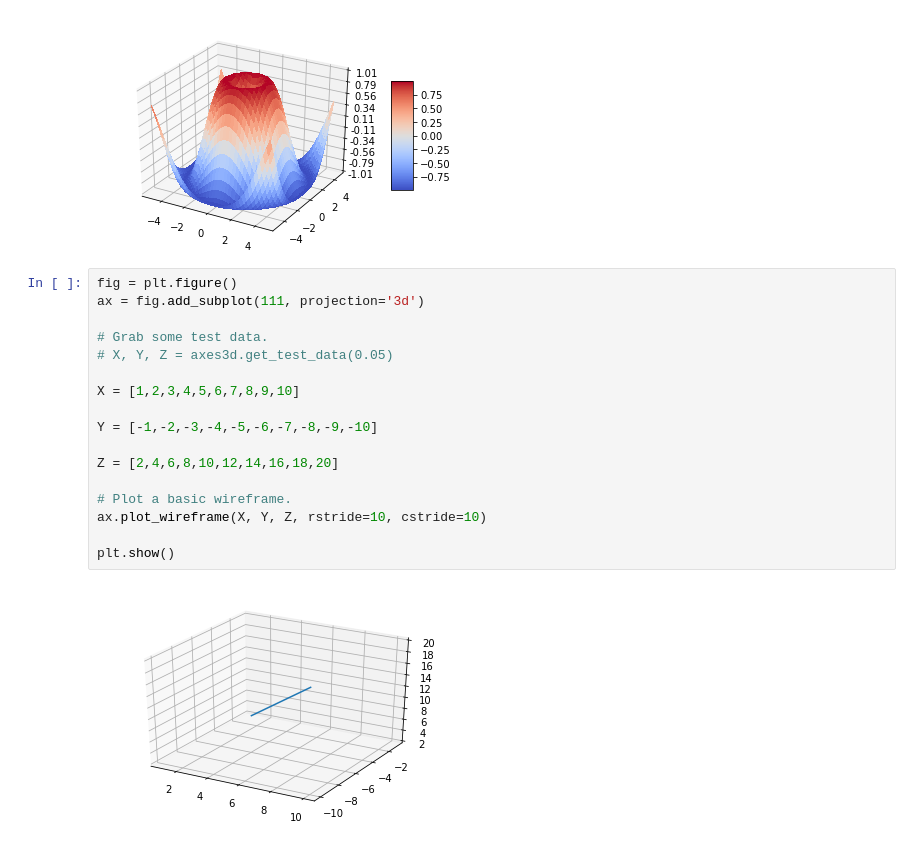
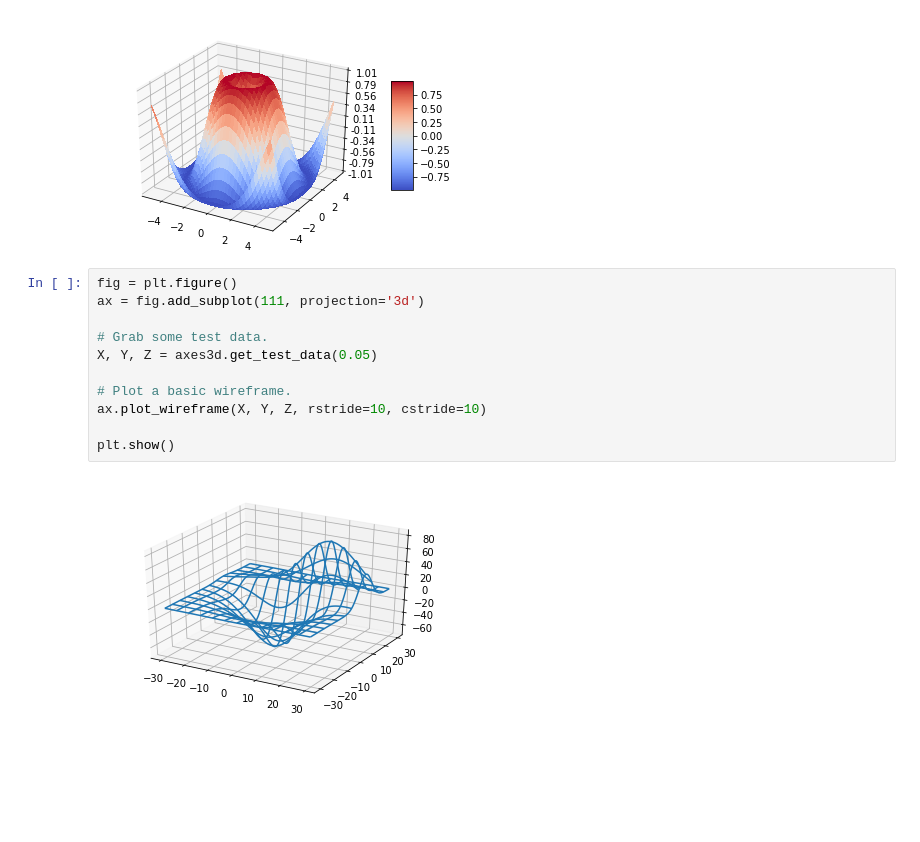
Before and after one commit to Gonen09/infinite-range-hopping-Python, a Jupyter notebook: problema 2.ipynb, the cells around one changed output. Saved outputs shown, nothing was run; the diff lists cells and outputs as text; blank space fills up the shorter version.

```diff
--- a/problema 2.ipynb
+++ b/problema 2.ipynb
@@ -1340,19 +1437,13 @@ plt.show()
 # %%
 fig = plt.figure()
 ax = fig.add_subplot(111, projection='3d')
 
 # Grab some test data.
-# X, Y, Z = axes3d.get_test_data(0.05)
-
-X = [1,2,3,4,5,6,7,8,9,10]
-
-Y = [-1,-2,-3,-4,-5,-6,-7,-8,-9,-10]
-
-Z = [2,4,6,8,10,12,14,16,18,20]
+X, Y, Z = axes3d.get_test_data(0.05)
 
 # Plot a basic wireframe.
 ax.plot_wireframe(X, Y, Z, rstride=10, cstride=10)
 
 plt.show()
 # %% [output]
-[figure, old version]
+[figure, new version]
```
Also changed, not shown: parts of 15 cells of this notebook.
